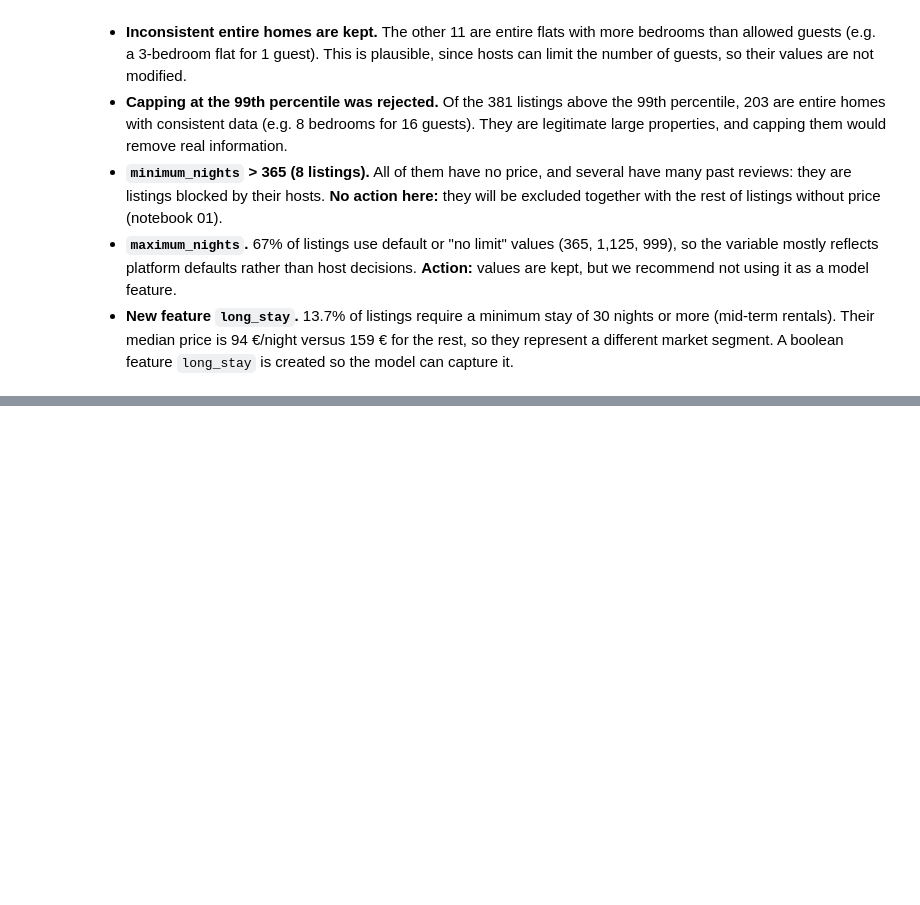
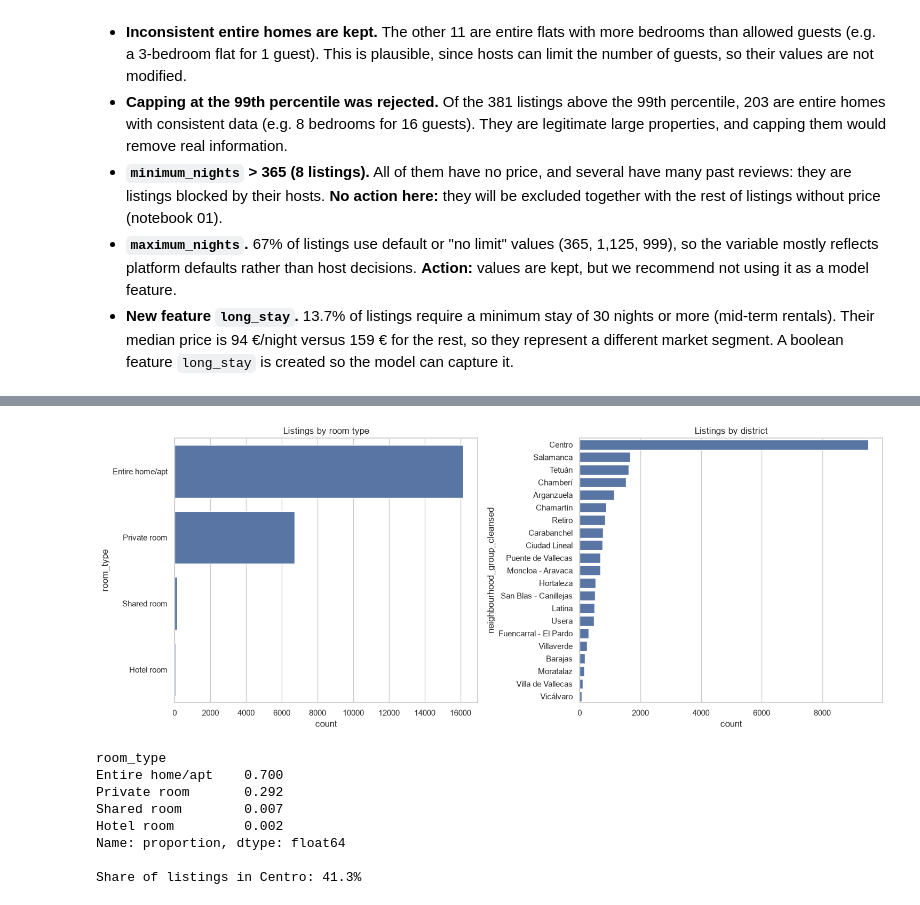
Before and after one commit to PabloMonteroRuiz/machine-learning-airbnb, a Jupyter notebook: notebooks/02_distributions_and_outliers.ipynb, the cells around one changed output, grey strips where cells are left out. Cells and saved outputs as stored; diff of their text form; code cells hidden in the pictures; blank space fills up the shorter version.

```diff
--- a/notebooks/02_distributions_and_outliers.ipynb
+++ b/notebooks/02_distributions_and_outliers.ipynb
@@ -278,0 +294,25 @@ Each extreme value was inspected before deciding on a treatment:
+# %%
+fig, axes = plt.subplots(1, 2, figsize=(15, 6))
+
+sns.countplot(y=df["room_type"], order=df["room_type"].value_counts().index, ax=axes[0])
+axes[0].set_title("Listings by room type")
+
+sns.countplot(y=df["neighbourhood_group_cleansed"],
+              order=df["neighbourhood_group_cleansed"].value_counts().index, ax=axes[1])
+axes[1].set_title("Listings by district")
+
+plt.tight_layout()
+plt.show()
+
+print(df["room_type"].value_counts(normalize=True).round(3))
+print(f"\nShare of listings in Centro: {(df['neighbourhood_group_cleansed'] == 'Centro').mean():.1%}")
+# %% [output]
+[figure, added]
+room_type
+Entire home/apt    0.700
+Private room       0.292
+Shared room        0.007
+Hotel room         0.002
+Name: proportion, dtype: float64
+
+Share of listings in Centro: 41.3%
```
Also changed, not shown: parts of 7 cells of this notebook.
